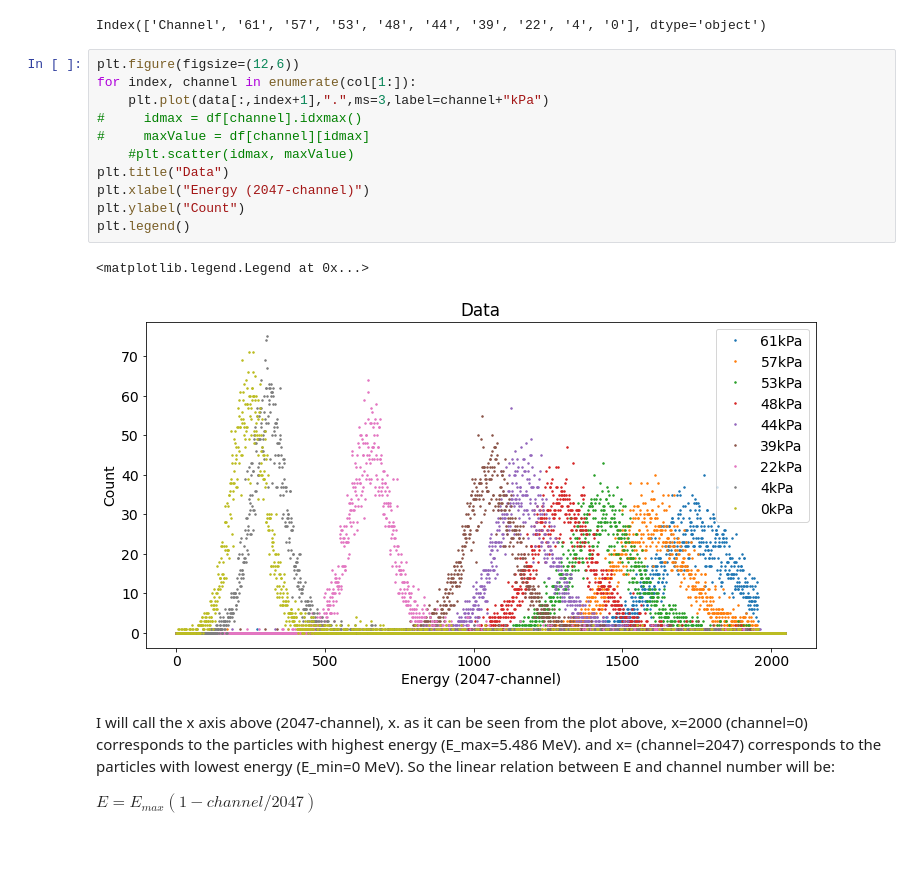
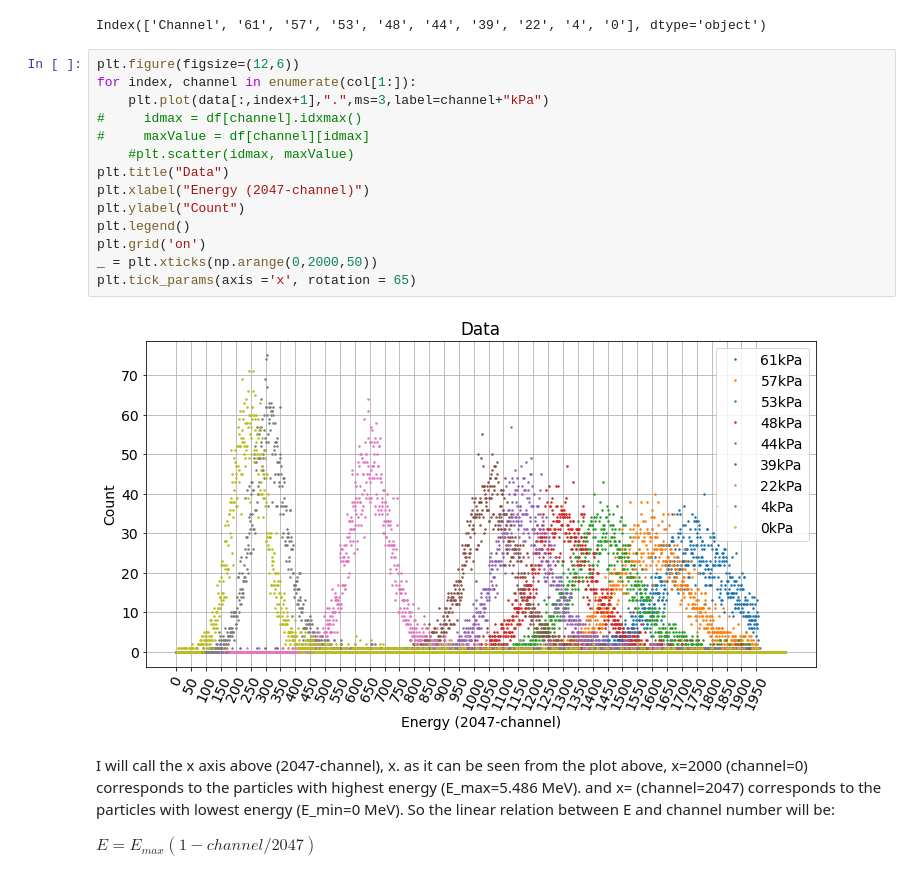
Before and after one commit to alifele/Computational-Physics, a Jupyter notebook: UBC_RadiationBiophysics/Question1.ipynb, the cells around one changed output. Drawn from its saved outputs; the diff is of its cells as text; blank space fills up the shorter version.

```diff
--- a/UBC_RadiationBiophysics/Question1.ipynb
+++ b/UBC_RadiationBiophysics/Question1.ipynb
@@ -44,17 +44,19 @@ Index(['Channel', '61', '57', '53', '48', '44', '39', '22', '4', '0'], dtype='ob
 # %%
 plt.figure(figsize=(12,6))
 for index, channel in enumerate(col[1:]):
     plt.plot(data[:,index+1],".",ms=3,label=channel+"kPa")
 #     idmax = df[channel].idxmax()
 #     maxValue = df[channel][idmax]
     #plt.scatter(idmax, maxValue)
 plt.title("Data")
 plt.xlabel("Energy (2047-channel)")
 plt.ylabel("Count")
 plt.legend()
+plt.grid('on')
+_ = plt.xticks(np.arange(0,2000,50))
+plt.tick_params(axis ='x', rotation = 65)
 # %% [output]
-<matplotlib.legend.Legend at 0x...>
-[figure, old version]
+[figure, new version]
 # %% [markdown]
 I will call the x axis above (2047-channel), x.
 as it can be seen from the plot above, x=2000 (channel=0) corresponds to the particles with highest energy (E_max=5.486 MeV). and x= (channel=2047) corresponds to the particles with lowest energy (E_min=0 MeV).
```
